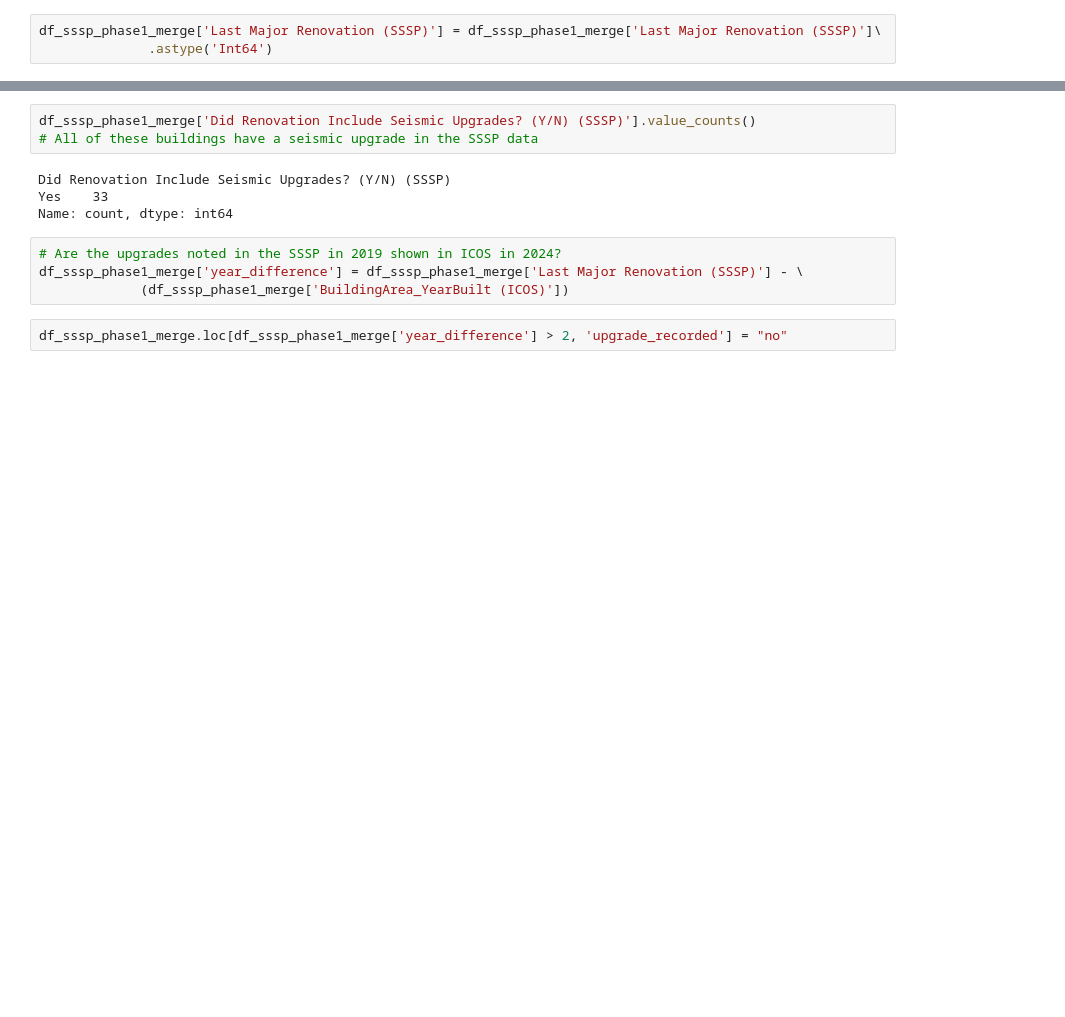
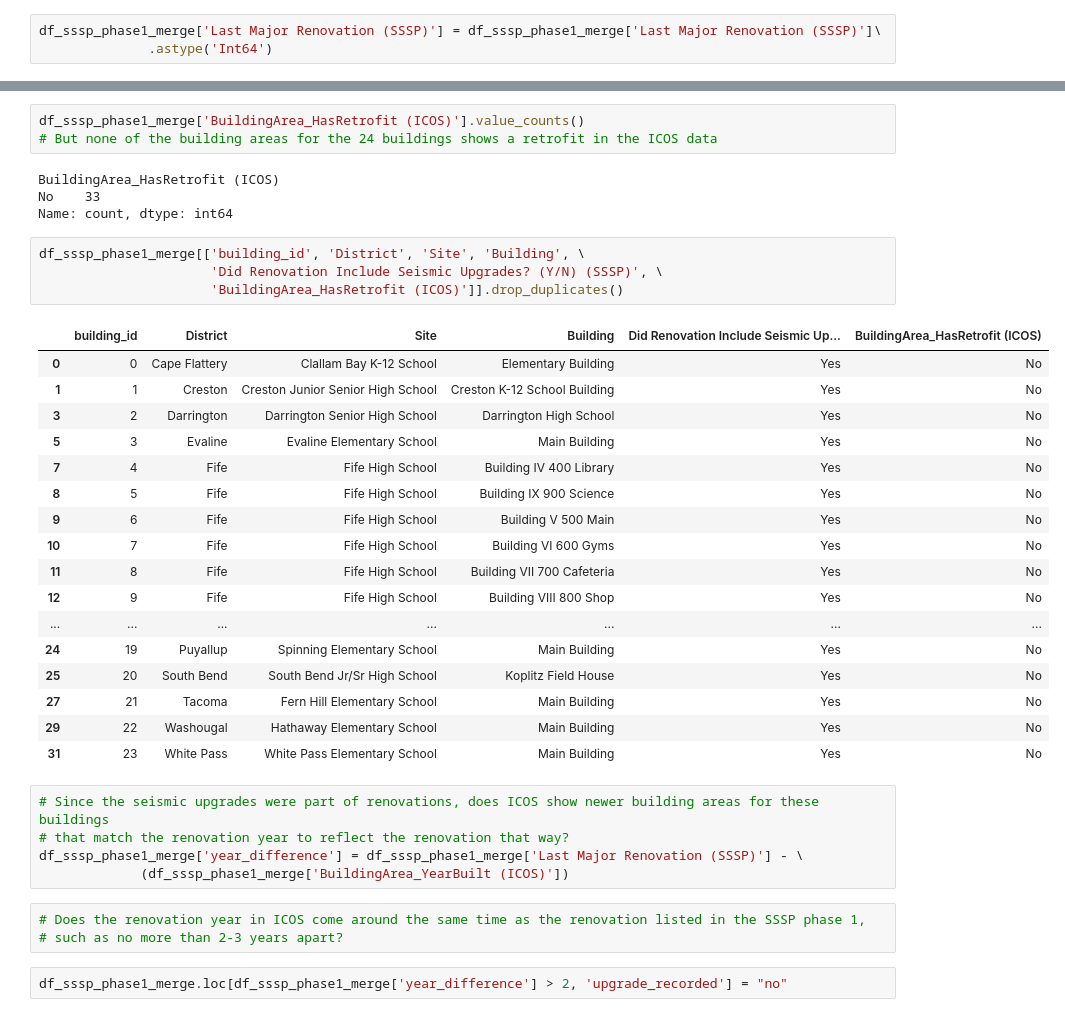
Before and after one commit to efkodon/seismic_school_evaluations, a Jupyter notebook: seismic_upgrades.ipynb, the cells around one changed output, grey strips where cells are left out. Drawn from its saved outputs; the diff is of its cells as text; blank space fills up the shorter version.

```diff
--- a/seismic_upgrades.ipynb
+++ b/seismic_upgrades.ipynb
@@ -143,14 +143,40 @@ Name: count, dtype: int64
 # %%
-df_sssp_phase1_merge['Did Renovation Include Seismic Upgrades? (Y/N) (SSSP)'].value_counts()
-# All of these buildings have a seismic upgrade in the SSSP data
+df_sssp_phase1_merge['BuildingArea_HasRetrofit (ICOS)'].value_counts()
+# But none of the building areas for the 24 buildings shows a retrofit in the ICOS data
 # %% [output]
-Did Renovation Include Seismic Upgrades? (Y/N) (SSSP)
-Yes    33
+BuildingArea_HasRetrofit (ICOS)
+No    33
 Name: count, dtype: int64
+# %%
+df_sssp_phase1_merge[['building_id', 'District', 'Site', 'Building', \
+                      'Did Renovation Include Seismic Upgrades? (Y/N) (SSSP)', \
+                      'BuildingArea_HasRetrofit (ICOS)']].drop_duplicates()
+# %% [output]
+|  | building_id | District | Site | Building | Did Renovation Include Seismic Up... | BuildingArea_HasRetrofit (ICOS) |
+| 0 | 0 | Cape Flattery | Clallam Bay K-12 School | Elementary Building | Yes | No |
+| 1 | 1 | Creston | Creston Junior Senior High School | Creston K-12 School Building | Yes | No |
+| 3 | 2 | Darrington | Darrington Senior High School | Darrington High School | Yes | No |
+| 5 | 3 | Evaline | Evaline Elementary School | Main Building | Yes | No |
+| 7 | 4 | Fife | Fife High School | Building IV 400 Library | Yes | No |
+| 8 | 5 | Fife | Fife High School | Building IX 900 Science | Yes | No |
+| 9 | 6 | Fife | Fife High School | Building V 500 Main | Yes | No |
+| 10 | 7 | Fife | Fife High School | Building VI 600 Gyms | Yes | No |
+| 11 | 8 | Fife | Fife High School | Building VII 700 Cafeteria | Yes | No |
+| 12 | 9 | Fife | Fife High School | Building VIII 800 Shop | Yes | No |
+| ... | ... | ... | ... | ... | ... | ... |
+| 24 | 19 | Puyallup | Spinning Elementary School | Main Building | Yes | No |
+| 25 | 20 | South Bend | South Bend Jr/Sr High School | Koplitz Field House | Yes | No |
+| 27 | 21 | Tacoma | Fern Hill Elementary School | Main Building | Yes | No |
+| 29 | 22 | Washougal | Hathaway Elementary School | Main Building | Yes | No |
+| 31 | 23 | White Pass | White Pass Elementary School | Main Building | Yes | No |
 # %%
-# Are the upgrades noted in the SSSP in 2019 shown in ICOS in 2024?
+# Since the seismic upgrades were part of renovations, does ICOS show newer building areas for these buildings
+# that match the renovation year to reflect the renovation that way?
 df_sssp_phase1_merge['year_difference'] = df_sssp_phase1_merge['Last Major Renovation (SSSP)'] - \
              (df_sssp_phase1_merge['BuildingArea_YearBuilt (ICOS)'])
+# %%
+# Does the renovation year in ICOS come around the same time as the renovation listed in the SSSP phase 1,
+# such as no more than 2-3 years apart?
 # %%
 df_sssp_phase1_merge.loc[df_sssp_phase1_merge['year_difference'] > 2, 'upgrade_recorded'] = "no"
 # %%
```
Also changed, not shown: parts of 18 cells of this notebook, 1 other file.
